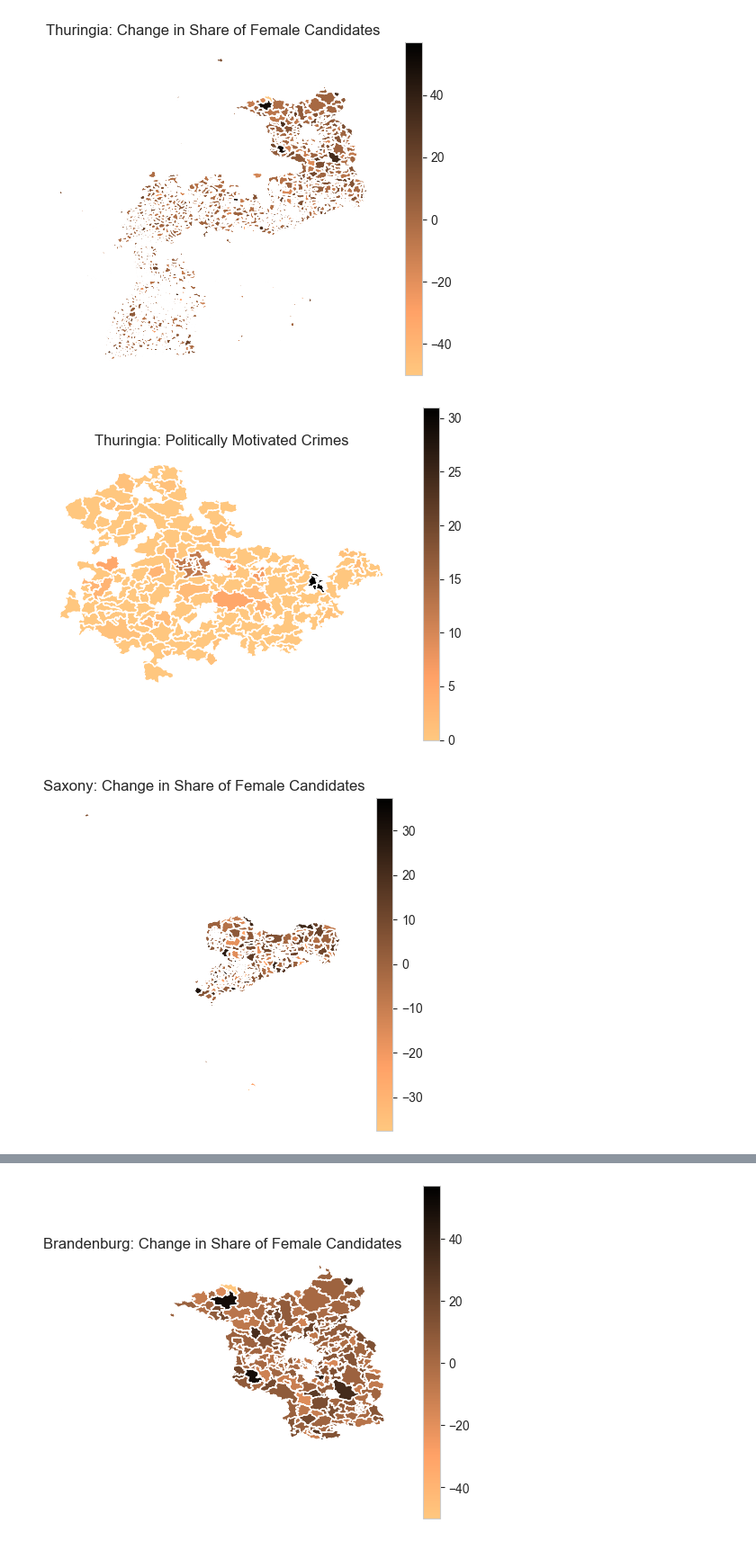
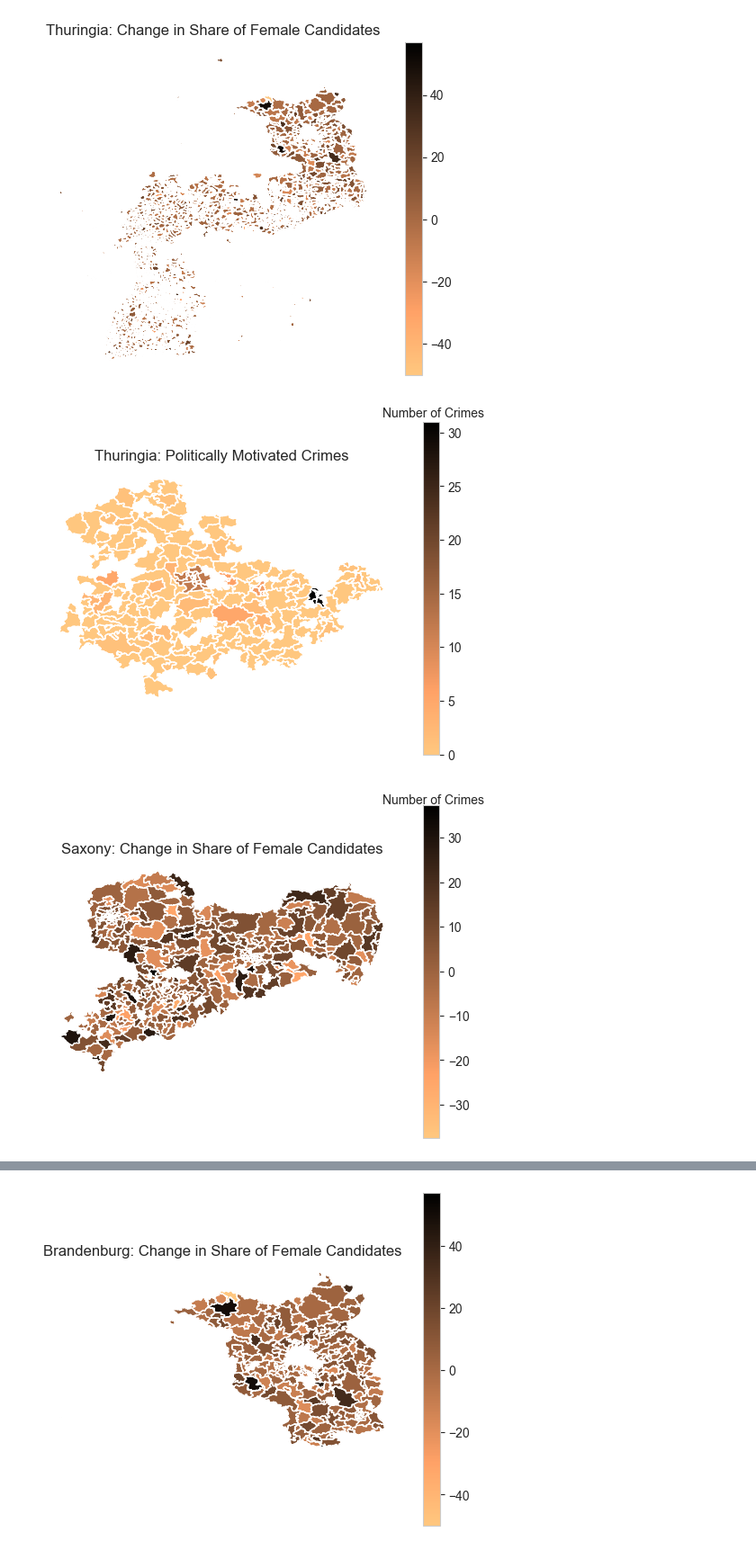
Before and after one commit to mariusgruenewald/pol_viol, a Jupyter notebook: codes/descriptive_analysis.ipynb, the cells around one changed output, grey strips where cells are left out. Shown at 90% size. Cells and saved outputs as stored; diff of their text form; code cells hidden in the pictures.

```diff
--- a/codes/descriptive_analysis.ipynb
+++ b/codes/descriptive_analysis.ipynb
@@ -21,7 +38,7 @@ import re
 data_panel_diff = pd.read_csv(r'https://raw.githubusercontent.com/mariusgruenewald/pol_viol/main/data/data_election_crime_merged.csv')
 data_panel_diff = pd.concat([data_panel_diff, pd.get_dummies(data_panel_diff['party'], prefix='party')],axis=1)
 data_panel_diff = pd.concat([data_panel_diff, pd.get_dummies(data_panel_diff['state'], prefix='bl')],axis=1)
-data_panel_diff = pd.concat([data_panel_diff, pd.get_dummies(data_panel_diff['degree_of_urban'], prefix='du')],axis=1)
+#data_panel_diff = pd.concat([data_panel_diff, pd.get_dummies(data_panel_diff['degree_of_urban'], prefix='du')],axis=1)
 
 data_panel_diff = data_panel_diff[data_panel_diff['cycle_1'] == 2014]
 data_panel_diff = data_panel_diff.drop_duplicates(['city', 'party', 'plz', 'state', 'p_female_diff', 'crime_count_party'], ignore_index=True)
@@ -138,8 +155,8 @@ data_panel_diff[["plz","state","crime_count_party"]].groupby("plz").count().sort
 1992 rows × 2 columns
 # %%
 # There is one plz that goes across states => drop or else plz is not unique for plotting
-data_panel_diff = data_panel_diff[data_panel_diff["pop"] != 459.0]
-
+#data_panel_diff = data_panel_diff[data_panel_diff["pop"] != 459.0]
+data_panel_diff = data_panel_diff[(data_panel_diff["plz"] != 69434)]
 
 data_panel_diff_geo = data_panel_diff.groupby(["plz", "state"]).sum()
 data_panel_diff_geo.reset_index(drop=False, inplace=True)
@@ -251,37 +248,52 @@ ax.set(
     aspect=1.3,
     facecolor='lightblue'
 )
+ax.text(0.95, 1.25, "Number of Crimes", transform=ax.transAxes, fontsize=10,
+        verticalalignment='top', bbox=dict(boxstyle='round', facecolor='white', alpha=0))
+
 plt.axis('off')
 plt.savefig('th_cc.png')
 # %% [output]
-[figure, old version]
+[figure, new version]
 # %%
 #geodata = pd.merge(data_panel_diff_geo_3, plz_shape_df, on="plz", how="left", validate="1:m")
 sns.set_palette(sns.color_palette(colors))
 
 # Make plots
 
-th_fem = data_panel_diff_geo_2.query('state == "SN"')
+sn_crime = data_panel_diff_geo_2.query('state == "SN"')
+sn_crime_2 = sn_crime[sn_crime["plz"] != 63936]
+sn_crime_2 = sn_crime_2[sn_crime_2["plz"] != 21258]
+sn_crime_2 = sn_crime_2[sn_crime_2["plz"] != 71737]
+sn_crime_2 = sn_crime_2[sn_crime_2["plz"] != 94259]
+sn_crime_2 = sn_crime_2[sn_crime_2["plz"] != 84434]
+sn_crime_2 = sn_crime_2[sn_crime_2["plz"] != 94530]
+sn_crime_2 = sn_crime_2[sn_crime_2["plz"] != 92449]
+sn_crime_2 = sn_crime_2[sn_crime_2["plz"] != 29468]
+
 fig, ax = plt.subplots()
 
-th_fem.plot(
+sn_crime_2.plot(
     ax=ax,
     column='p_female_diff',
     categorical=False,
     legend=True,
     cmap='copper_r',
 )
 
 ax.set(
     title='Saxony: Change in Share of Female Candidates',
     aspect=1.3,
     facecolor='lightblue'
 )
+
+ax.text(0.95, 1.3, "Number of Crimes", transform=ax.transAxes, fontsize=10,
+        verticalalignment='top', bbox=dict(boxstyle='round', facecolor='white', alpha=0))
 plt.axis('off')
 
 plt.savefig('sn_sf.png')
 # %% [output]
-[figure, old version]
+[figure, new version]
 # %%
 #geodata = pd.merge(data_panel_diff_geo_3, plz_shape_df, on="plz", how="left", validate="1:m")
 sns.set_palette(sns.color_palette(colors))
```
Also changed, not shown: parts of 10 cells of this notebook, 16 other files.
